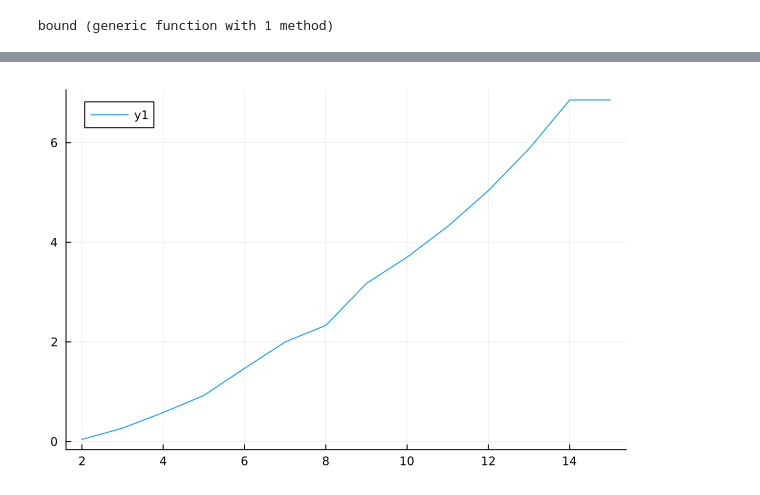
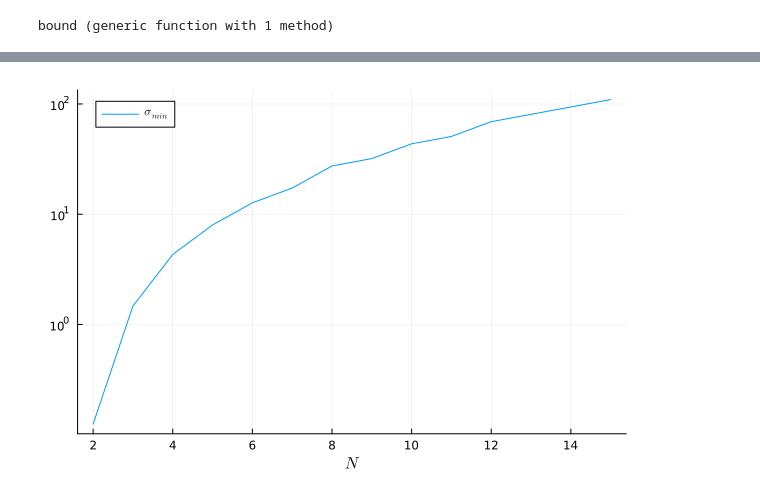
Before and after one commit to smichelena/QuadraticTeamDecisionSolver.jl, a Jupyter notebook: boundEstimation.ipynb, the cells around one changed output, grey strips where cells are left out. Cells and saved outputs as stored; diff of their text form; code cells hidden in the pictures.

```diff
--- a/boundEstimation.ipynb
+++ b/boundEstimation.ipynb
@@ -64,4 +75,6 @@ min_sigmas = [σᵣ[i] for (b,i) in zip(bounds, indeces)]
-# %%
-plot(2:15, min_sigmas)
-# %% [output]
-[figure, removed]
+# %%
+plot(2:15, min_sigmas, yscale=:log10, label=L"\sigma_{min}", xlabel=L"N")
+savefig(saveTo * "/minsigma.png");
+display(Plots.current())
+# %% [output]
+[figure, added]
```
Also changed, not shown: parts of 5 cells of this notebook, 4 other files.
